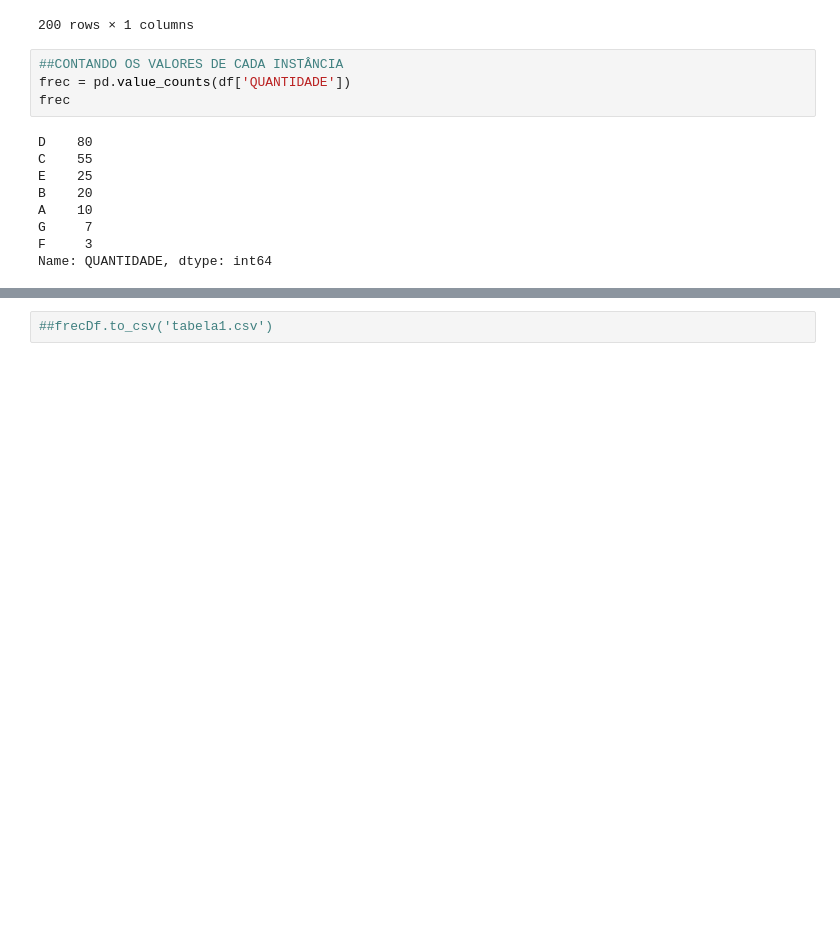
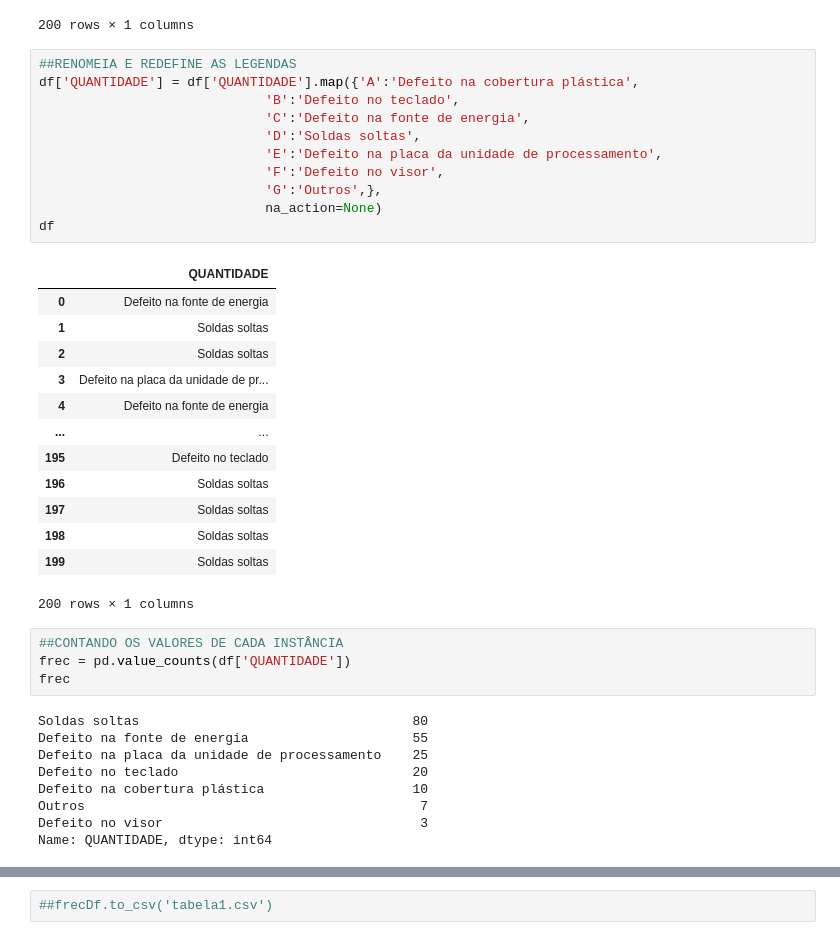
Before and after one commit to demetriuspine/paretoProject, a Jupyter notebook: horaDoCódigo.ipynb, the cells around one changed output, grey strips where cells are left out. Saved outputs shown, nothing was run; the diff lists cells and outputs as text; blank space fills up the shorter version.

```diff
--- a/horaDoCódigo.ipynb
+++ b/horaDoCódigo.ipynb
@@ -19,18 +19,43 @@ df
 | 198 | D |
 | 199 | D |
 200 rows × 1 columns
+# %%
+##RENOMEIA E REDEFINE AS LEGENDAS
+df['QUANTIDADE'] = df['QUANTIDADE'].map({'A':'Defeito na cobertura plástica',
+                             'B':'Defeito no teclado',
+                             'C':'Defeito na fonte de energia',
+                             'D':'Soldas soltas',
+                             'E':'Defeito na placa da unidade de processamento',
+                             'F':'Defeito no visor',
+                             'G':'Outros',},
+                             na_action=None)
+df
+# %% [output]
+|  | QUANTIDADE |
+| 0 | Defeito na fonte de energia |
+| 1 | Soldas soltas |
+| 2 | Soldas soltas |
+| 3 | Defeito na placa da unidade de pr... |
+| 4 | Defeito na fonte de energia |
+| ... | ... |
+| 195 | Defeito no teclado |
+| 196 | Soldas soltas |
+| 197 | Soldas soltas |
+| 198 | Soldas soltas |
+| 199 | Soldas soltas |
+200 rows × 1 columns
 # %%
 ##CONTANDO OS VALORES DE CADA INSTÂNCIA
 frec = pd.value_counts(df['QUANTIDADE'])
 frec
 # %% [output]
-D    80
-C    55
-E    25
-B    20
-A    10
-G     7
-F     3
+Soldas soltas                                   80
+Defeito na fonte de energia                     55
+Defeito na placa da unidade de processamento    25
+Defeito no teclado                              20
+Defeito na cobertura plástica                   10
+Outros                                           7
+Defeito no visor                                 3
 Name: QUANTIDADE, dtype: int64
 # %%
 ##TRANSFORMANDO EM UM DATAFRAME
```
Also changed, not shown: parts of 4 cells of this notebook.
